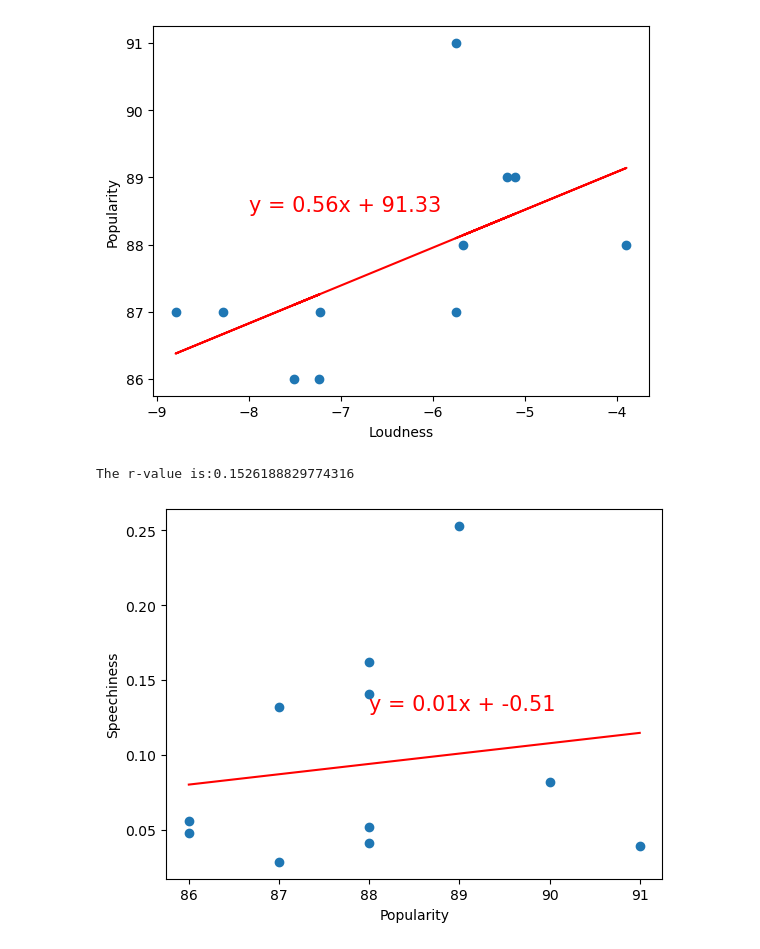
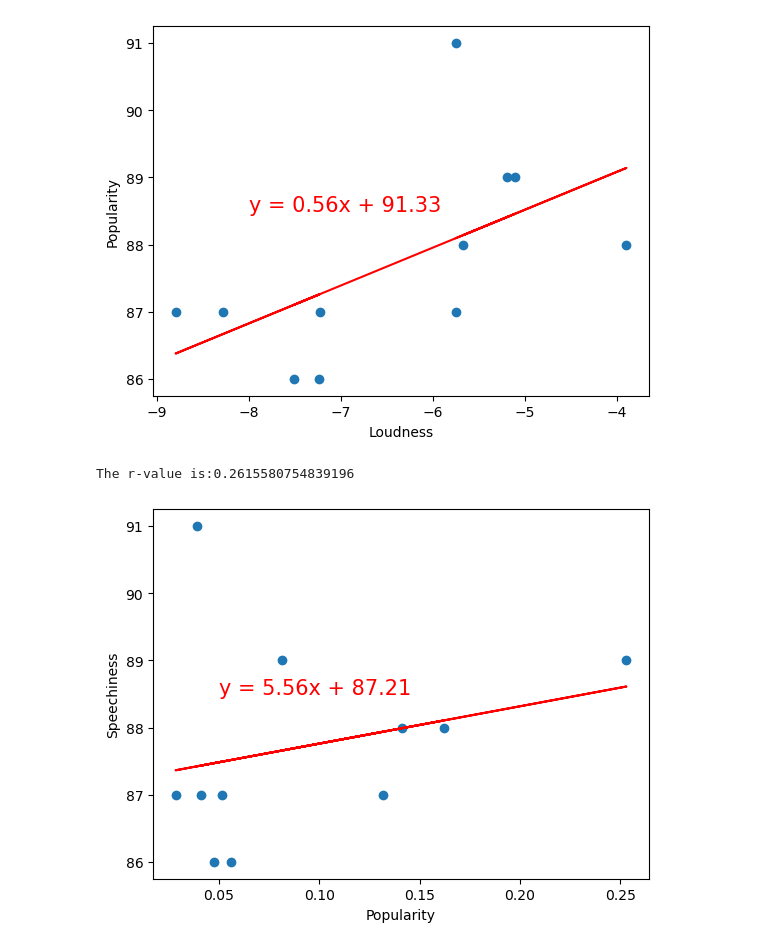
Before and after one commit to JLeigh101/Spotlight-on-Spotify, a Jupyter notebook: spotanalysis.ipynb, the cells around one changed output. Cells and saved outputs as stored; diff of their text form; code cells hidden in the pictures.

Commit message:
editorial changes, made y-values correspond to popularity for easier legibility

```diff
--- a/spotanalysis.ipynb
+++ b/spotanalysis.ipynb
@@ -721,21 +721,21 @@ The r-value is:0.5702654284020059
 [figure]
 # %%
 #top tier pop vs speechiness
-x_values = top_tier_songs_df['popularity']
-y_values = top_tier_songs_df['speechiness']
+x_values = top_tier_songs_df['speechiness']
+y_values = top_tier_songs_df['popularity']
 (slope, intercept, rvalue, pvalue, stderr) = linregress(x_values, y_values)
 regress_values = x_values * slope + intercept
 line_eq = "y = " + str(round(slope,2)) + "x + " + str(round(intercept,2))
 plt.scatter(x_values,y_values)
 plt.plot(x_values,regress_values,"r-")
-plt.annotate(line_eq,(88,0.13),fontsize=15,color="red")
+plt.annotate(line_eq,(0.05,88.5),fontsize=15,color="red")
 plt.xlabel('Popularity')
 plt.ylabel('Speechiness')
 print(f"The r-value is:{rvalue}")
 plt.show()
 # %% [output]
-The r-value is:0.1526188829774316
+The r-value is:0.2615580754839196
-[figure, old version]
+[figure, new version]
 # %%
 #top tier pop vs danceability
 x_values = top_tier_songs_df['danceability']
```
Also changed, not shown: parts of 4 cells of this notebook.
